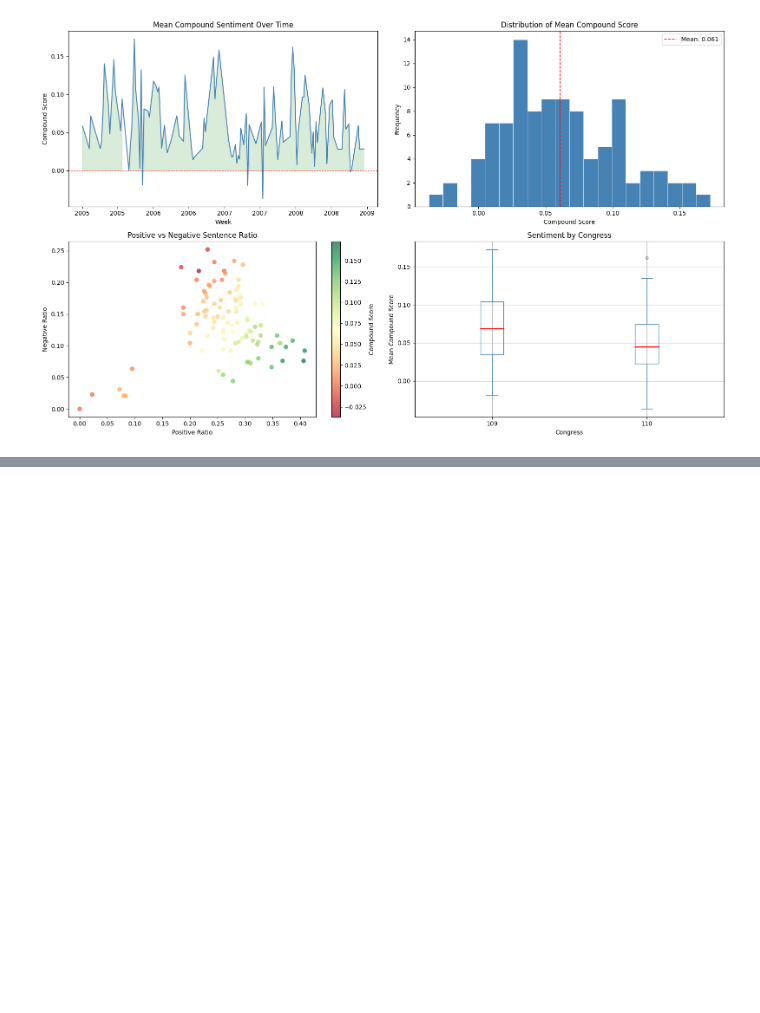
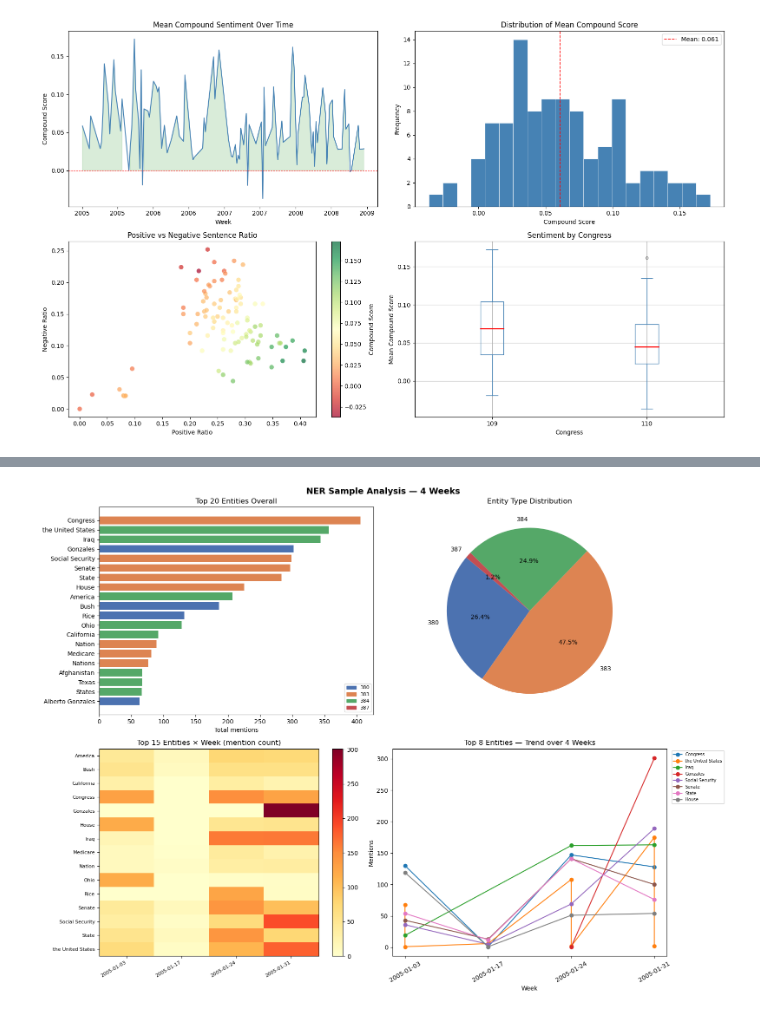
Before and after one commit to macdeath-AA/congressional-records-events-saliency, a Jupyter notebook: code/analysis.ipynb, the cells around one changed output, grey strips where cells are left out. Drawn from its saved outputs; the diff is of its cells as text; code cells hidden in the pictures; blank space fills up the shorter version.

Commit message:
event detection

```diff
--- a/code/analysis.ipynb
+++ b/code/analysis.ipynb
@@ -495,0 +500,3 @@ plt.show()
+# %%
+nlp = spacy.load("en_core_web_sm", exclude=["vectors"])
+nlp.select_pipes(enable=["ner"])
@@ -495,0 +525,4 @@ plt.show()
+# %%
+KEEP_LABELS = {"PERSON", "ORG", "GPE", "EVENT"}
+SAMPLE_RATE = 0.30
+CHUNK_SIZE = 500
@@ -495,0 +564,12 @@ plt.show()
+# %%
+sample_rows = dfWeekly['speech'].head(5).tolist()
+t0 = time.perf_counter()
+
+for text in sample_rows:
+    extract_enttities(text)
+elapsed = time.perf_counter() - t0
+
+projected = (elapsed/len(sample_rows)) * len(dfWeekly)
+
+print(f'elapsed for 5 rows: {elapsed:.1f}s')
+print(f'projected for {len(dfWeekly)} rows: {projected:.0}s {projected/60:.1f} min')
@@ -495,0 +629,69 @@ plt.show()
+# %%
+
+
+# ── rebuild flat df from your sample_results ──────────────────────────────────
+rows = []
+for r in sample_results:
+    for e in r["entities"]:
+        rows.append({
+            "week"    : r["week"],
+            "congress": r["congress"],
+            "text"    : e["text"],
+            "label"   : e["label"],
+            "count"   : e["count"]
+        })
+dfEnts = pd.DataFrame(rows)
+
+fig, axes = plt.subplots(2, 2, figsize=(16, 12))
+fig.suptitle("NER Sample Analysis — 4 Weeks", fontsize=14, fontweight="bold")
+
+# ── 1. Top 20 entities overall ────────────────────────────────────────────────
+ax = axes[0, 0]
+top20 = dfEnts.groupby(["text", "label"])["count"].sum().sort_values(ascending=False).head(20)
+colors = {380: "#4C72B0", 383: "#DD8452", 384: "#55A868", 387: "#C44E52"}
+bar_colors = [colors.get(l, "gray") for _, l in top20.index]
+ax.barh(top20.index.get_level_values("text")[::-1], top20.values[::-1], color=bar_colors[::-1])
+ax.set_title("Top 20 Entities Overall")
+ax.set_xlabel("Total mentions")
+from matplotlib.patches import Patch
+ax.legend(handles=[Patch(color=v, label=k) for k, v in colors.items()], fontsize=8)
+
+# ── 2. Entity type distribution ───────────────────────────────────────────────
+ax = axes[0, 1]
+label_counts = dfEnts.groupby("label")["count"].sum()
+ax.pie(label_counts.values, labels=label_counts.index,
+       colors=[colors.get(l, "gray") for l in label_counts.index],
+       autopct="%1.1f%%", startangle=140)
+ax.set_title("Entity Type Distribution")
+
+# ── 3. Top 10 entities per week (heatmap) ────────────────────────────────────
+ax = axes[1, 0]
+top_entities = dfEnts.groupby("text")["count"].sum().sort_values(ascending=False).head(15).index
+pivot = dfEnts[dfEnts["text"].isin(top_entities)].pivot_table(
+    index="text", columns="week", values="count", aggfunc="sum", fill_value=0
+)
+pivot.columns = [str(c)[:10] for c in pivot.columns]
+im = ax.imshow(pivot.values, aspect="auto", cmap="YlOrRd")
+ax.set_xticks(range(len(pivot.columns)))
+ax.set_xticklabels(pivot.columns, rotation=30, ha="right", fontsize=8)
+ax.set_yticks(range(len(pivot.index)))
+ax.set_yticklabels(pivot.index, fontsize=8)
+ax.set_title("Top 15 Entities × Week (mention count)")
+plt.colorbar(im, ax=ax)
+
+# ── 4. Top 8 entities mention trend across 4 weeks ───────────────────────────
+ax = axes[1, 1]
+top8 = dfEnts.groupby("text")["count"].sum().sort_values(ascending=False).head(8).index
+for entity in top8:
+    subset = dfEnts[dfEnts["text"] == entit y].sort_values("week")
+    ax.plot(subset["week"].astype(str).str[:10], subset["count"], marker="o", label=entity)
+ax.set_title("Top 8 Entities — Trend over 4 Weeks")
+ax.set_xlabel("Week")
+ax.set_ylabel("Mentions")
+ax.legend(fontsize=7, bbox_to_anchor=(1.01, 1), loc="upper left")
+ax.tick_params(axis="x", rotation=30)
+
+plt.tight_layout()
+plt.show()
+# %% [output]
+[figure, added]
```
Also changed, not shown: parts of 22 cells of this notebook.
